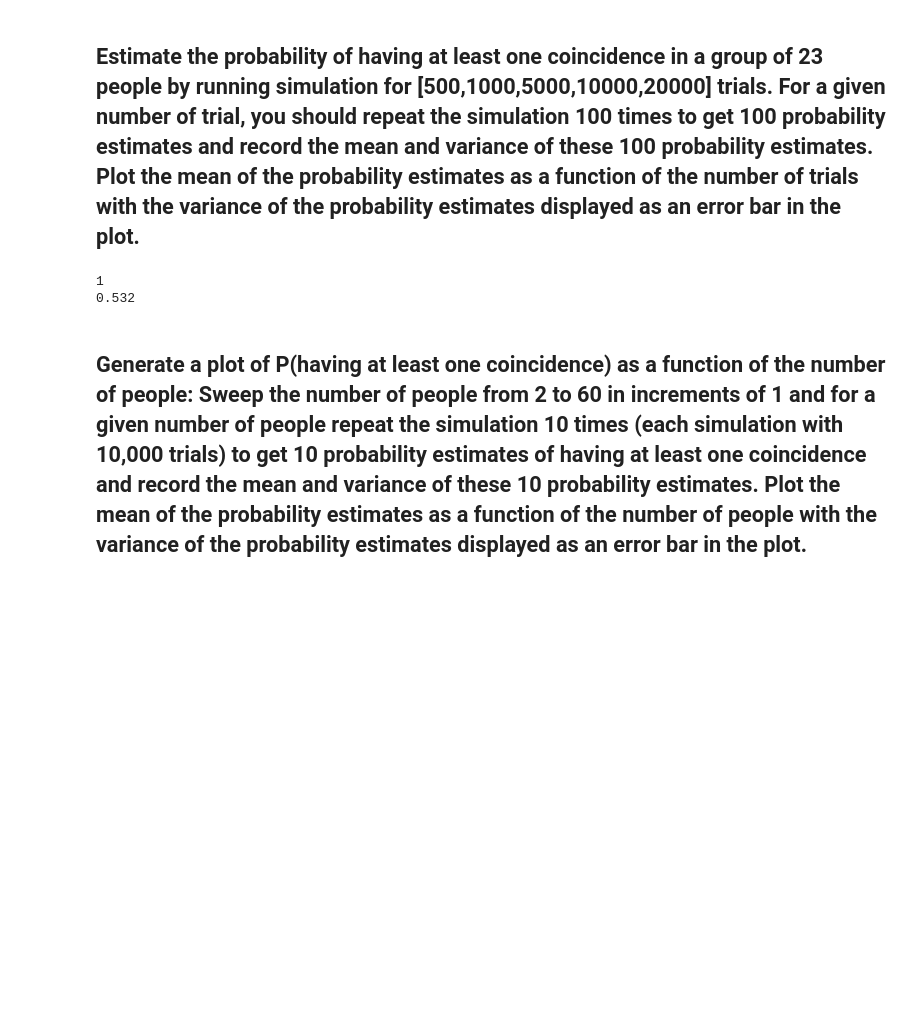
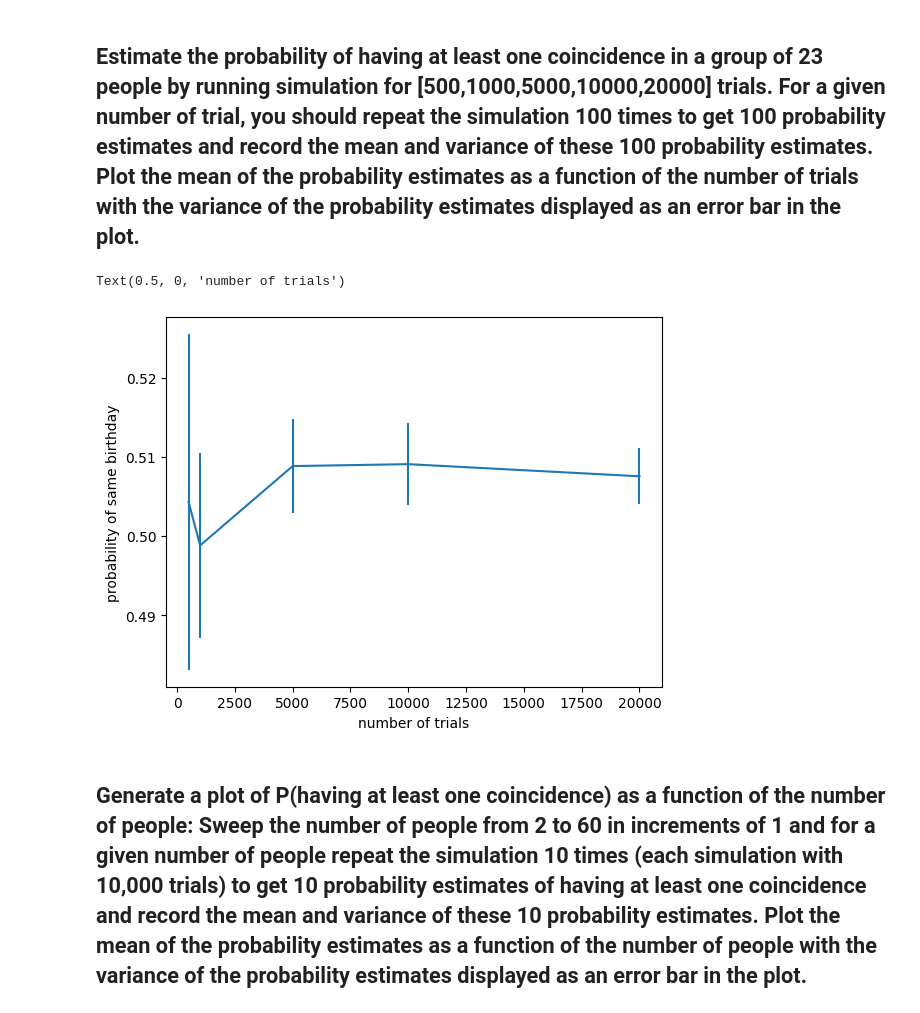
Before and after one commit to HighSpeeds/ECE131A, a Jupyter notebook: DataExp1/Data science exploration 1 - Birthday problem simulation.ipynb, the cells around one changed output. Drawn from its saved outputs; the diff is of its cells as text; code cells hidden in the pictures; blank space fills up the shorter version.

```diff
--- a/DataExp1/Data science exploration 1 - Birthday problem simulation.ipynb
+++ b/DataExp1/Data science exploration 1 - Birthday problem simulation.ipynb
@@ -96,26 +96,27 @@ def estimate_p_aloc(N,k):
 # %%
 ## Helpful functions: np.mean,np.var,plt.plot,plt.errorbar
 
 
 ## Start your code here
 n_trials=[500,1000,5000,10000,20000]
 n_reps=100
 n_people=23
 
 probabilites=np.empty((len(n_trials),n_reps))
 
 #use multiprocess to be faster ;)
 pool=Pool(os.cpu_count())
-print(1)
 for i,n_trial in enumerate(n_trials):
-    print(estimate_p_aloc(n_trial,n_people))
-    val=pool.map(estimate_p_aloc, n_reps*[n_trial,n_people])
-    print(val)
-    break
+    val=pool.starmap(estimate_p_aloc, n_reps*[(n_trial,n_people)])
+    probabilites[i,:]=val
 
+#ploting
+plt.errorbar(n_trials,np.mean(probabilites,axis=1),yerr=np.std(probabilites,axis=1))
+plt.ylabel("probability of same birthday")
+plt.xlabel("number of trials")
 ## End your code here
 # %% [output]
-1
-0.532
+Text(0.5, 0, 'number of trials')
+[figure, added]
 # %% [markdown]
 ## Generate a plot of P(having at least one coincidence) as a function of the number of people: Sweep the number of people from 2 to 60 in increments of 1 and for a given number of people repeat the simulation 10 times (each simulation with 10,000 trials) to get 10 probability estimates of having at least one coincidence and record the mean and variance of these 10 probability estimates. Plot the mean of the probability estimates as a function of the number of people with the variance of the probability estimates displayed as an error bar in the plot.
```
Also changed, not shown: parts of 2 cells of this notebook.
